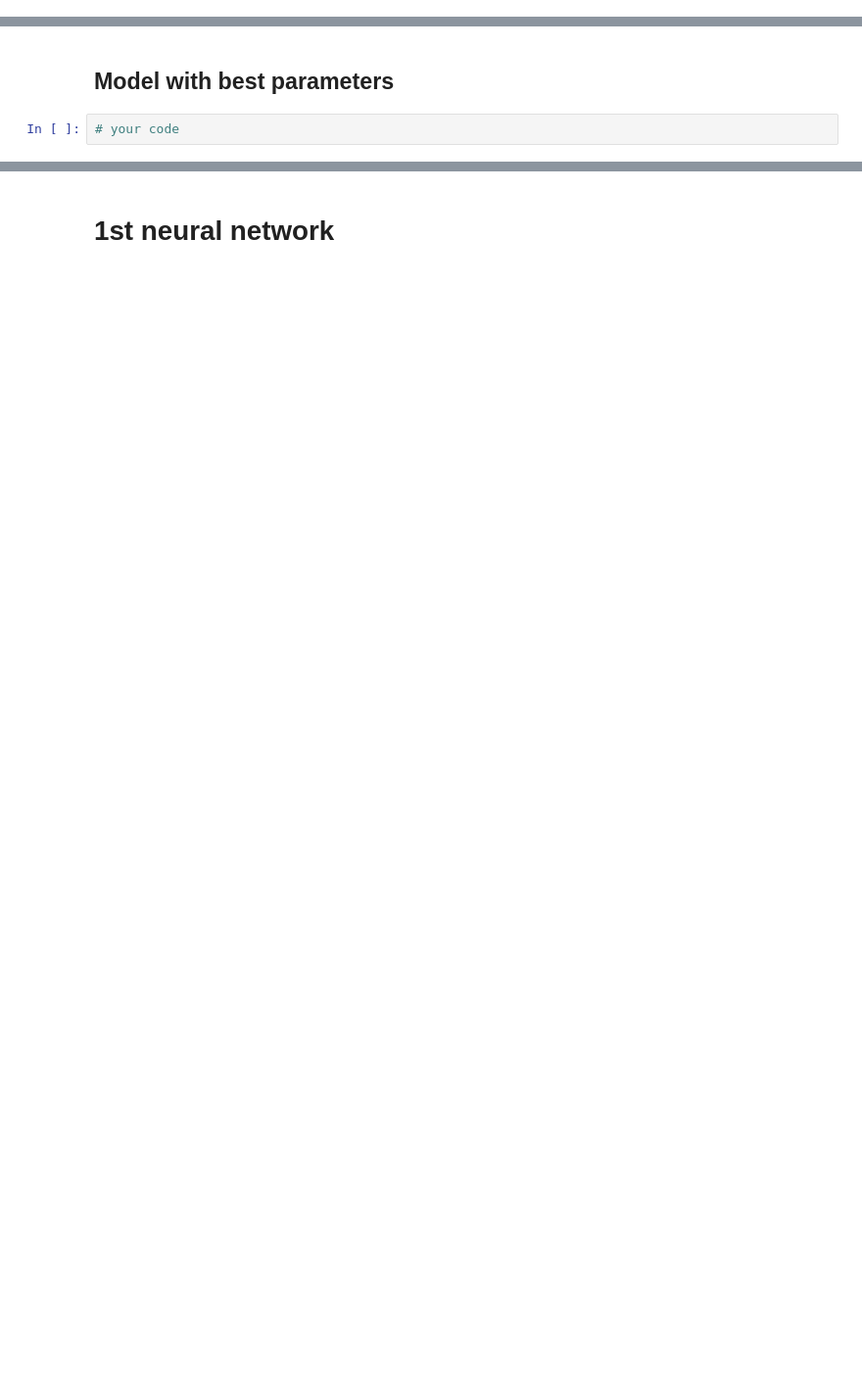
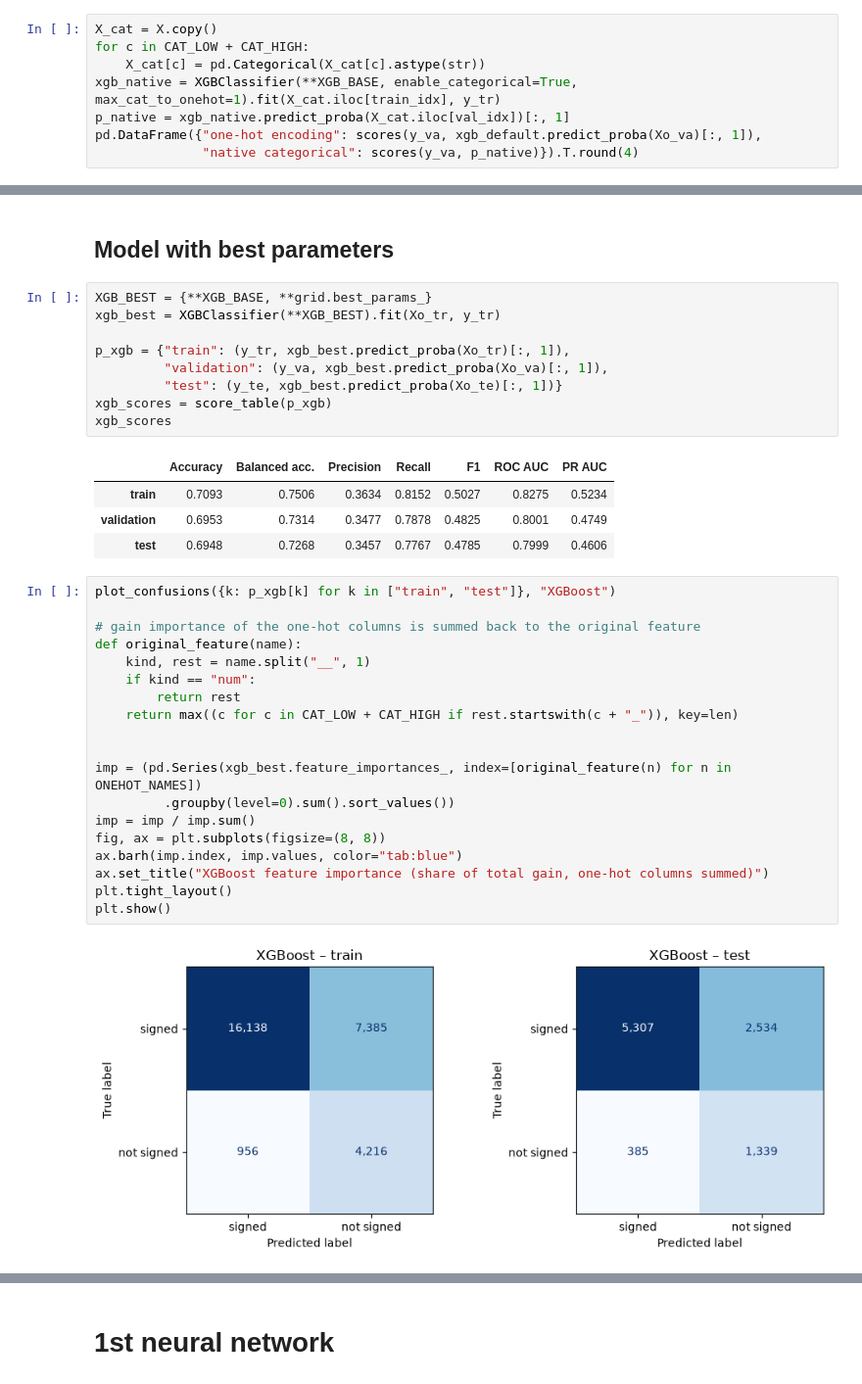
Before and after one commit to AxOxS/enrolmentPrediction, a Jupyter notebook: Individual_project.ipynb, the cells around one changed output, grey strips where cells are left out. Shown at 98% size. Drawn from its saved outputs; the diff is of its cells as text; blank space fills up the shorter version.

```diff
--- a/Individual_project.ipynb
+++ b/Individual_project.ipynb
@@ -726,0 +808,8 @@ print("Dense part:", Xd_tr.shape[1], "| embedding vocabularies:", emb_cardinalit
+# %%
+X_cat = X.copy()
+for c in CAT_LOW + CAT_HIGH:
+    X_cat[c] = pd.Categorical(X_cat[c].astype(str))
+xgb_native = XGBClassifier(**XGB_BASE, enable_categorical=True, max_cat_to_onehot=1).fit(X_cat.iloc[train_idx], y_tr)
+p_native = xgb_native.predict_proba(X_cat.iloc[val_idx])[:, 1]
+pd.DataFrame({"one-hot encoding": scores(y_va, xgb_default.predict_proba(Xo_va)[:, 1]),
+              "native categorical": scores(y_va, p_native)}).T.round(4)
@@ -727,4 +916,37 @@ print("Dense part:", Xd_tr.shape[1], "| embedding vocabularies:", emb_cardinalit
 # %% [markdown]
 ## Model with best parameters
 # %%
-# your code
+XGB_BEST = {**XGB_BASE, **grid.best_params_}
+xgb_best = XGBClassifier(**XGB_BEST).fit(Xo_tr, y_tr)
+
+p_xgb = {"train": (y_tr, xgb_best.predict_proba(Xo_tr)[:, 1]),
+         "validation": (y_va, xgb_best.predict_proba(Xo_va)[:, 1]),
+         "test": (y_te, xgb_best.predict_proba(Xo_te)[:, 1])}
+xgb_scores = score_table(p_xgb)
+xgb_scores
+# %% [output]
+|  | Accuracy | Balanced acc. | Precision | Recall | F1 | ROC AUC | PR AUC |
+| train | 0.7093 | 0.7506 | 0.3634 | 0.8152 | 0.5027 | 0.8275 | 0.5234 |
+| validation | 0.6953 | 0.7314 | 0.3477 | 0.7878 | 0.4825 | 0.8001 | 0.4749 |
+| test | 0.6948 | 0.7268 | 0.3457 | 0.7767 | 0.4785 | 0.7999 | 0.4606 |
+# %%
+plot_confusions({k: p_xgb[k] for k in ["train", "test"]}, "XGBoost")
+
+# gain importance of the one-hot columns is summed back to the original feature
+def original_feature(name):
+    kind, rest = name.split("__", 1)
+    if kind == "num":
+        return rest
+    return max((c for c in CAT_LOW + CAT_HIGH if rest.startswith(c + "_")), key=len)
+
+
+imp = (pd.Series(xgb_best.feature_importances_, index=[original_feature(n) for n in ONEHOT_NAMES])
+         .groupby(level=0).sum().sort_values())
+imp = imp / imp.sum()
+fig, ax = plt.subplots(figsize=(8, 8))
+ax.barh(imp.index, imp.values, color="tab:blue")
+ax.set_title("XGBoost feature importance (share of total gain, one-hot columns summed)")
+plt.tight_layout()
+plt.show()
+# %% [output]
+[figure, added]
```
Also changed, not shown: parts of 39 cells of this notebook, 2 other files.
